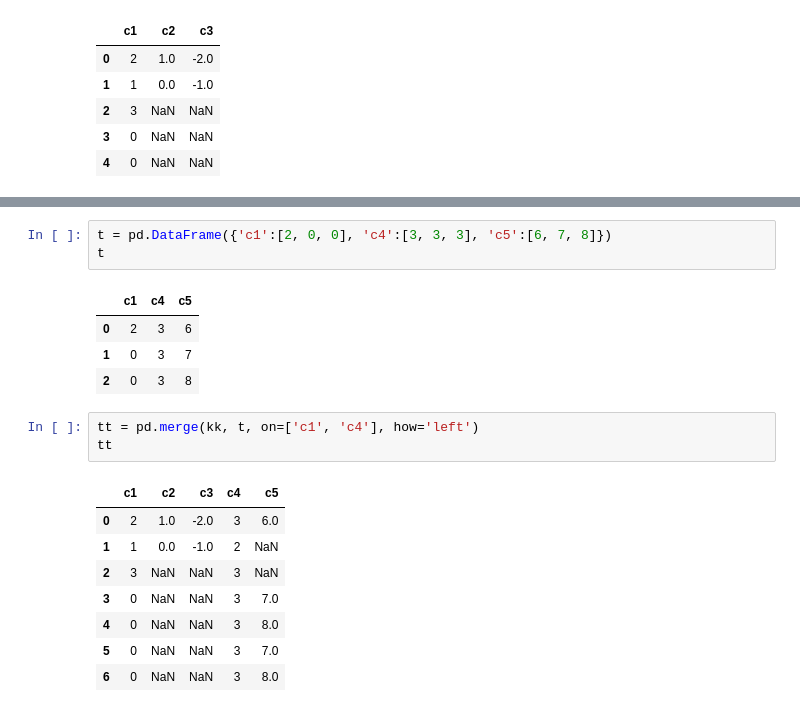
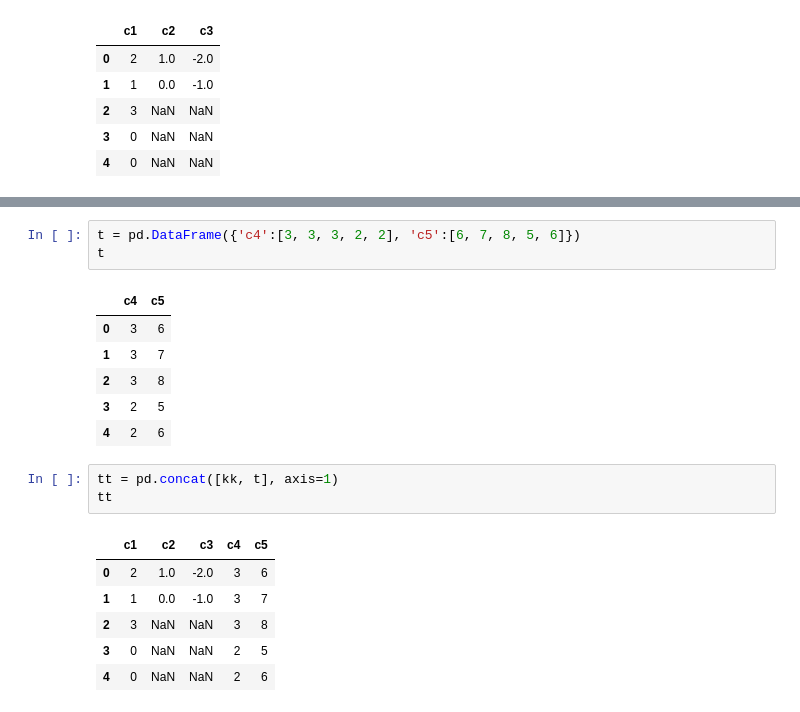
Before and after one commit to goodbyeearth/zhcup, a Jupyter notebook: test.ipynb, the cells around one changed output, grey strips where cells are left out. Cells and saved outputs as stored; diff of their text form.

```diff
--- a/test.ipynb
+++ b/test.ipynb
@@ -28,20 +18,20 @@ kk
 # %%
-t = pd.DataFrame({'c1':[2, 0, 0], 'c4':[3, 3, 3], 'c5':[6, 7, 8]})
+t = pd.DataFrame({'c4':[3, 3, 3, 2, 2], 'c5':[6, 7, 8, 5, 6]})
 t
 # %% [output]
-|  | c1 | c4 | c5 |
-| 0 | 2 | 3 | 6 |
-| 1 | 0 | 3 | 7 |
-| 2 | 0 | 3 | 8 |
+|  | c4 | c5 |
+| 0 | 3 | 6 |
+| 1 | 3 | 7 |
+| 2 | 3 | 8 |
+| 3 | 2 | 5 |
+| 4 | 2 | 6 |
 # %%
-tt = pd.merge(kk, t, on=['c1', 'c4'], how='left')
+tt = pd.concat([kk, t], axis=1)
 tt
 # %% [output]
 |  | c1 | c2 | c3 | c4 | c5 |
-| 0 | 2 | 1.0 | -2.0 | 3 | 6.0 |
-| 1 | 1 | 0.0 | -1.0 | 2 | NaN |
-| 2 | 3 | NaN | NaN | 3 | NaN |
-| 3 | 0 | NaN | NaN | 3 | 7.0 |
-| 4 | 0 | NaN | NaN | 3 | 8.0 |
-| 5 | 0 | NaN | NaN | 3 | 7.0 |
-| 6 | 0 | NaN | NaN | 3 | 8.0 |
+| 0 | 2 | 1.0 | -2.0 | 3 | 6 |
+| 1 | 1 | 0.0 | -1.0 | 3 | 7 |
+| 2 | 3 | NaN | NaN | 3 | 8 |
+| 3 | 0 | NaN | NaN | 2 | 5 |
+| 4 | 0 | NaN | NaN | 2 | 6 |
```
Also changed, not shown: parts of 10 cells of this notebook, 2 other files.
